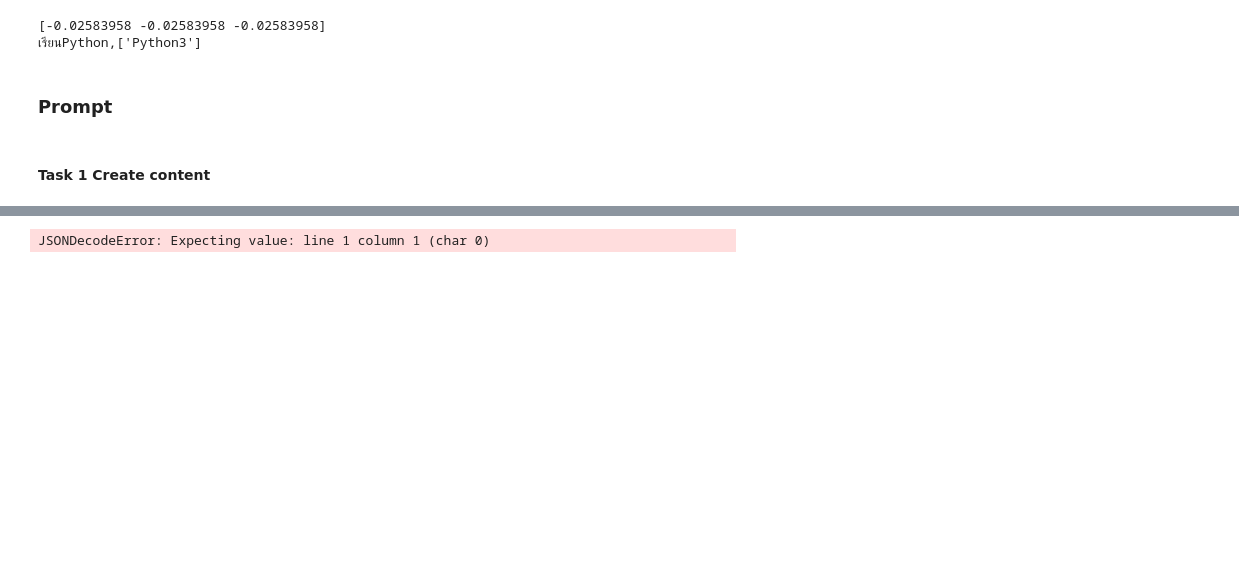
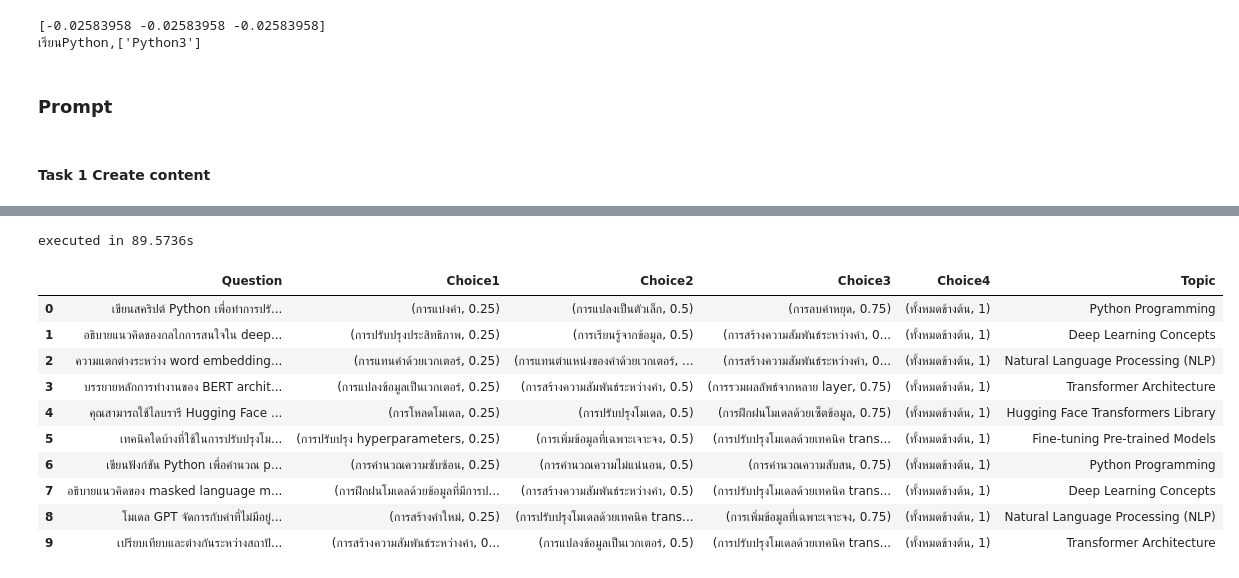
Before and after one commit to Runnies23/Nectec_Intern, a Jupyter notebook: Personal Prompt/Runnies/Task2_ver1.5.ipynb, the cells around one changed output, grey strips where cells are left out. Drawn from its saved outputs; the diff is of its cells as text; code cells hidden in the pictures; blank space fills up the shorter version.

Commit message:
Question Bank

```diff
--- a/Personal Prompt/Runnies/Task2_ver1.5.ipynb
+++ b/Personal Prompt/Runnies/Task2_ver1.5.ipynb
@@ -111,5 +104,0 @@ df_task1
-# %%
-Learning_Topic = ''
-for i in df_task1['Topic'].values:
-    Learning_Topic += f"{i}\n"
-print(Learning_Topic)
@@ -244,25 +246,43 @@ I warning you again that all the question and answer gonna be in Thai language
 # %%
+from time import time
+t1 = time()
 query_task2_2 = QueryTyphoon_70b(Prompt_Task2_2,token=2000,temp=0.3)
+t2 = time()
+print(f'executed in {(t2-t1):.4f}s')
 
 query_task2_2_json = json.loads(query_task2_2.replace("'",'"'))
-query_task2_2_json
+
 rows = []
 for q_key, q_value in query_task2_2_json.items():
     question = q_value['Question']
     choices = q_value['Choice']
+    Topic = q_value['Topic']
 
     row = {
         'Question': question,
         'Choice1': (choices['Choice1'][0], choices['Choice1'][1]),
         'Choice2': (choices['Choice2'][0], choices['Choice2'][1]),
         'Choice3': (choices['Choice3'][0], choices['Choice3'][1]),
         'Choice4': (choices['Choice4'][0], choices['Choice4'][1]),
+        'Topic': Topic
     }
     rows.append(row)
 
 df_task2 = pd.DataFrame(rows)
+df_task2
 # %% [output]
-JSONDecodeError: Expecting value: line 1 column 1 (char 0)
+executed in 89.5736s
+|  | Question | Choice1 | Choice2 | Choice3 | Choice4 | Topic |
+| 0 | เขียนสคริปต์ Python เพื่อทำการปรั... | (การแบ่งคำ, 0.25) | (การแปลงเป็นตัวเล็ก, 0.5) | (การลบคำหยุด, 0.75) | (ทั้งหมดข้างต้น, 1) | Python Programming |
+| 1 | อธิบายแนวคิดของกลไกการสนใจใน deep... | (การปรับปรุงประสิทธิภาพ, 0.25) | (การเรียนรู้จากข้อมูล, 0.5) | (การสร้างความสัมพันธ์ระหว่างคำ, 0... | (ทั้งหมดข้างต้น, 1) | Deep Learning Concepts |
+| 2 | ความแตกต่างระหว่าง word embedding... | (การแทนคำด้วยเวกเตอร์, 0.25) | (การแทนตำแหน่งของคำด้วยเวกเตอร์, ... | (การสร้างความสัมพันธ์ระหว่างคำ, 0... | (ทั้งหมดข้างต้น, 1) | Natural Language Processing (NLP) |
+| 3 | บรรยายหลักการทำงานของ BERT archit... | (การแปลงข้อมูลเป็นเวกเตอร์, 0.25) | (การสร้างความสัมพันธ์ระหว่างคำ, 0.5) | (การรวมผลลัพธ์จากหลาย layer, 0.75) | (ทั้งหมดข้างต้น, 1) | Transformer Architecture |
+| 4 | คุณสามารถใช้ไลบรารี Hugging Face ... | (การโหลดโมเดล, 0.25) | (การปรับปรุงโมเดล, 0.5) | (การฝึกฝนโมเดลด้วยเซ็ตข้อมูล, 0.75) | (ทั้งหมดข้างต้น, 1) | Hugging Face Transformers Library |
+| 5 | เทคนิคใดบ้างที่ใช้ในการปรับปรุงโม... | (การปรับปรุง hyperparameters, 0.25) | (การเพิ่มข้อมูลที่เฉพาะเจาะจง, 0.5) | (การปรับปรุงโมเดลด้วยเทคนิค trans... | (ทั้งหมดข้างต้น, 1) | Fine-tuning Pre-trained Models |
+| 6 | เขียนฟังก์ชัน Python เพื่อคำนวณ p... | (การคำนวณความซับซ้อน, 0.25) | (การคำนวณความไม่แน่นอน, 0.5) | (การคำนวณความสับสน, 0.75) | (ทั้งหมดข้างต้น, 1) | Python Programming |
+| 7 | อธิบายแนวคิดของ masked language m... | (การฝึกฝนโมเดลด้วยข้อมูลที่มีการป... | (การสร้างความสัมพันธ์ระหว่างคำ, 0.5) | (การปรับปรุงโมเดลด้วยเทคนิค trans... | (ทั้งหมดข้างต้น, 1) | Deep Learning Concepts |
+| 8 | โมเดล GPT จัดการกับคำที่ไม่มีอยู่... | (การสร้างคำใหม่, 0.25) | (การปรับปรุงโมเดลด้วยเทคนิค trans... | (การเพิ่มข้อมูลที่เฉพาะเจาะจง, 0.75) | (ทั้งหมดข้างต้น, 1) | Natural Language Processing (NLP) |
+| 9 | เปรียบเทียบและต่างกันระหว่างสถาปั... | (การสร้างความสัมพันธ์ระหว่างคำ, 0... | (การแปลงข้อมูลเป็นเวกเตอร์, 0.5) | (การปรับปรุงโมเดลด้วยเทคนิค trans... | (ทั้งหมดข้างต้น, 1) | Transformer Architecture |
 # %%
 print(query_task2_2)
 # %% [output]
```
Also changed, not shown: parts of 12 cells of this notebook, 9 other files.
